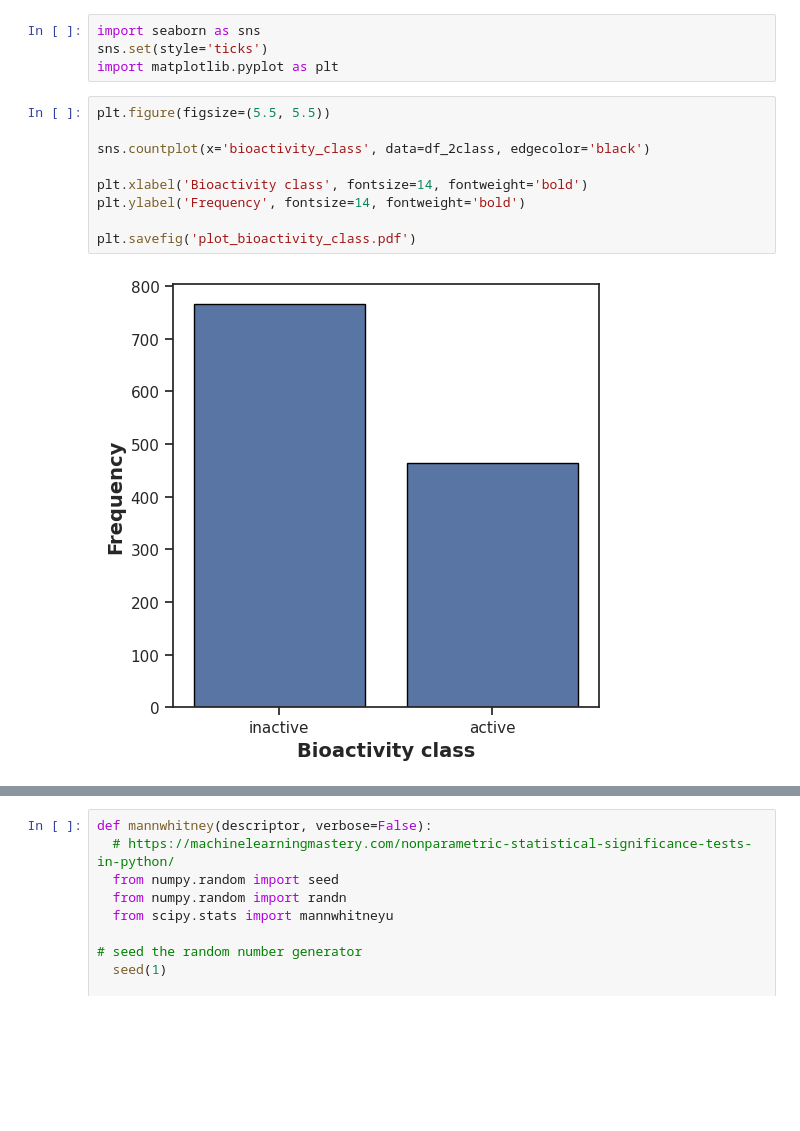
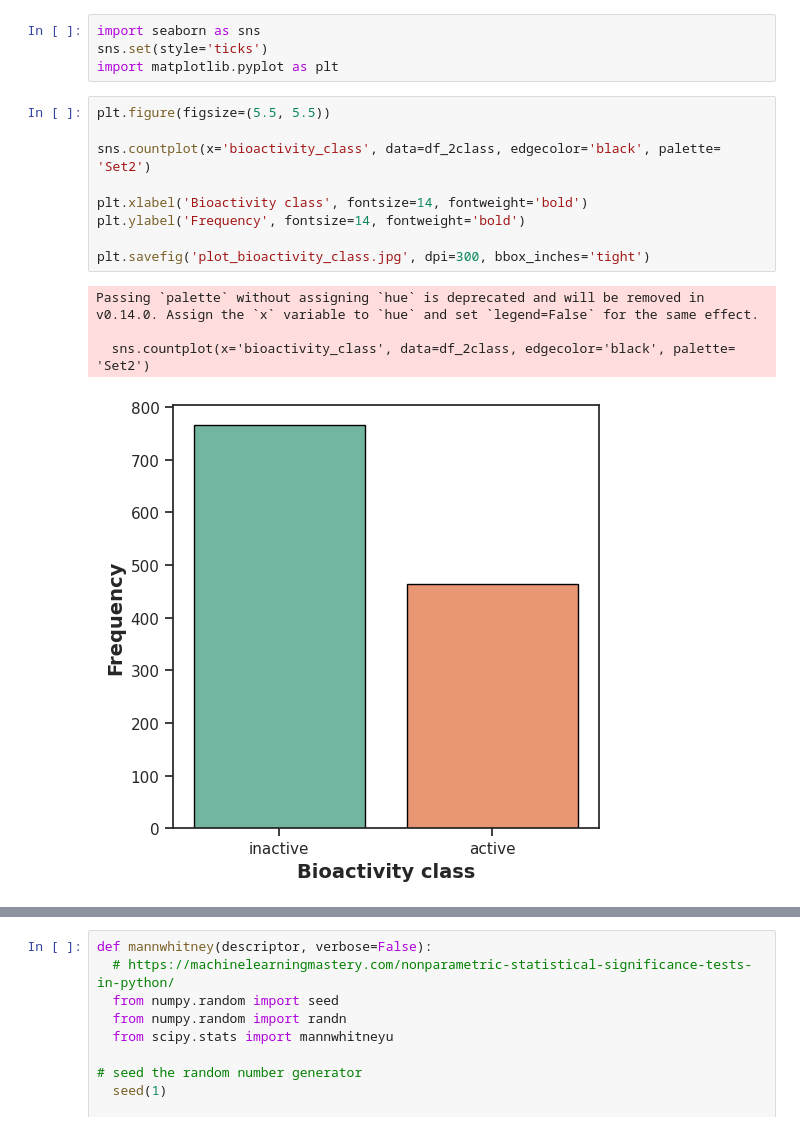
Before and after one commit to Vanitha-Jain/capstone, a Jupyter notebook: Exploratory_analysis.ipynb, the cells around one changed output, grey strips where cells are left out. Cells and saved outputs as stored; diff of their text form; blank space fills up the shorter version.

```diff
--- a/Exploratory_analysis.ipynb
+++ b/Exploratory_analysis.ipynb
@@ -278,14 +278,17 @@ import matplotlib.pyplot as plt
 # %%
 plt.figure(figsize=(5.5, 5.5))
 
-sns.countplot(x='bioactivity_class', data=df_2class, edgecolor='black')
+sns.countplot(x='bioactivity_class', data=df_2class, edgecolor='black', palette= 'Set2')
 
 plt.xlabel('Bioactivity class', fontsize=14, fontweight='bold')
 plt.ylabel('Frequency', fontsize=14, fontweight='bold')
 
-plt.savefig('plot_bioactivity_class.pdf')
+plt.savefig('plot_bioactivity_class.jpg', dpi=300, bbox_inches='tight')
 # %% [output]
+Passing `palette` without assigning `hue` is deprecated and will be removed in v0.14.0. Assign the `x` variable to `hue` and set `legend=False` for the same effect.
+
+  sns.countplot(x='bioactivity_class', data=df_2class, edgecolor='black', palette= 'Set2')
-[figure, old version]
+[figure, new version]
 # %%
 plt.figure(figsize=(5.5, 5.5))
 
```
Also changed, not shown: parts of 9 cells of this notebook.
